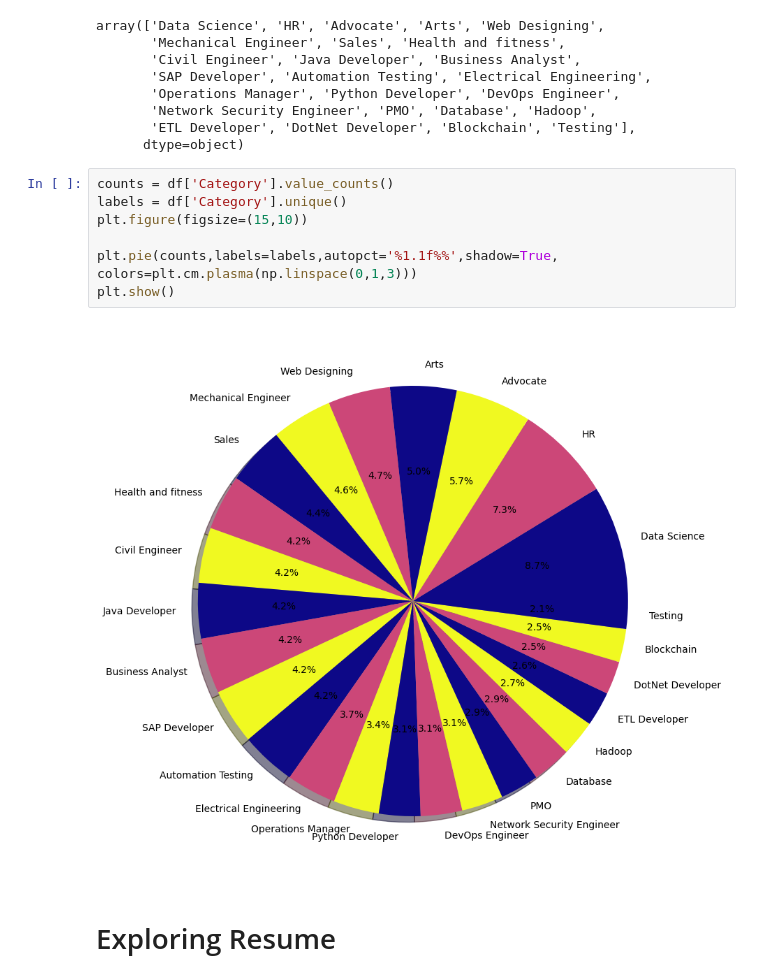
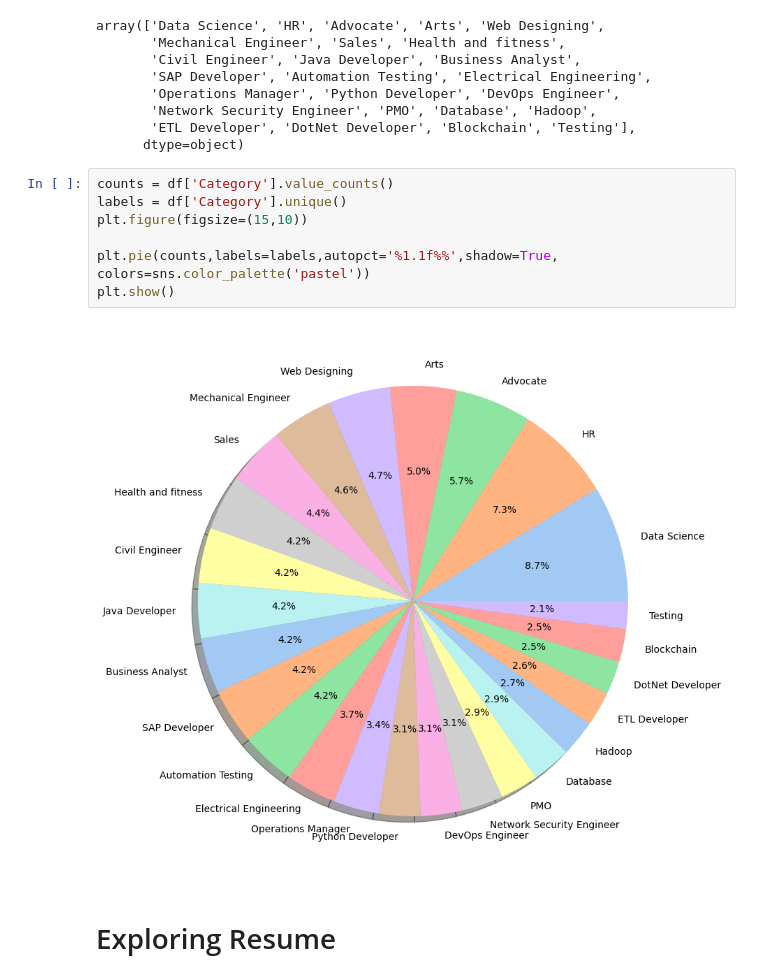
Before and after one commit to riya-kondawar/Resume-builder-analyzer-NLP, a Jupyter notebook: files/models/Resume Screening with Python.ipynb, the cells around one changed output. Drawn from its saved outputs; the diff is of its cells as text.

```diff
--- a/files/models/Resume Screening with Python.ipynb
+++ b/files/models/Resume Screening with Python.ipynb
@@ -65,12 +73,12 @@ array(['Data Science', 'HR', 'Advocate', 'Arts', 'Web Designing',
 # %%
 counts = df['Category'].value_counts()
 labels = df['Category'].unique()
 plt.figure(figsize=(15,10))
 
-plt.pie(counts,labels=labels,autopct='%1.1f%%',shadow=True, colors=plt.cm.plasma(np.linspace(0,1,3)))
+plt.pie(counts,labels=labels,autopct='%1.1f%%',shadow=True, colors=sns.color_palette('pastel'))
 plt.show()
 # %% [output]
-[figure, old version]
+[figure, new version]
 # %% [markdown]
 # Exploring Resume
 # %%
```
Also changed, not shown: parts of 24 cells of this notebook, 19 other files.
